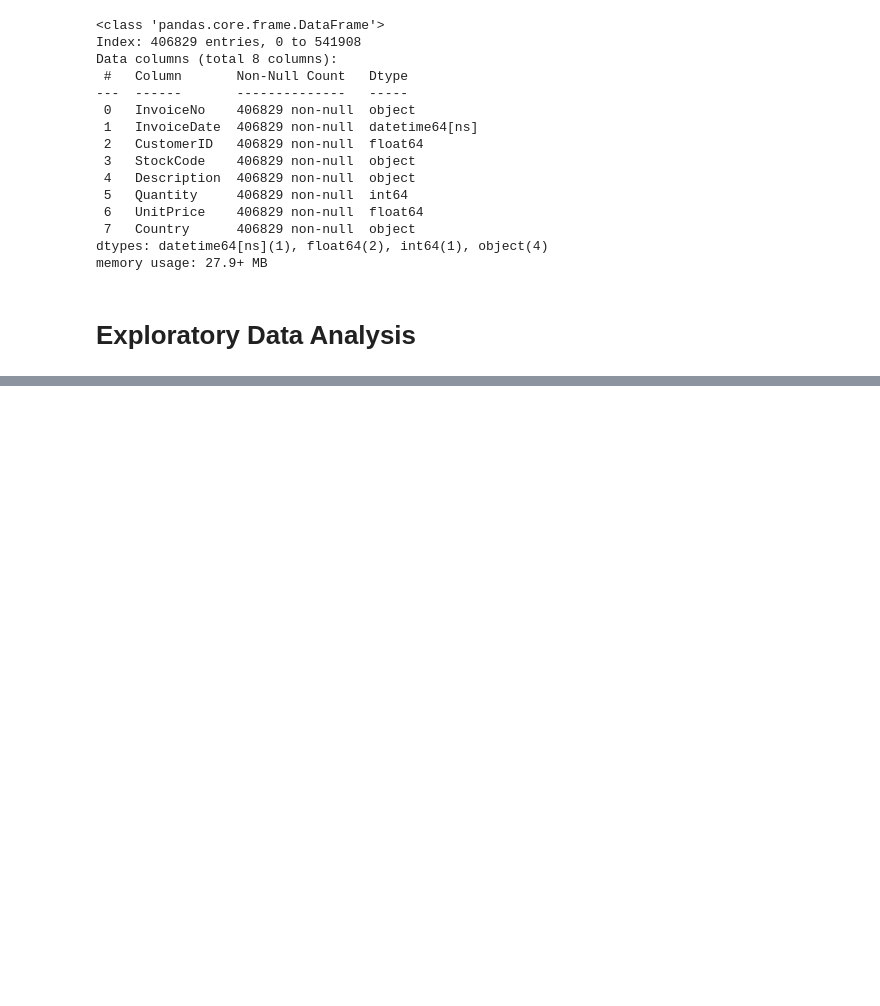
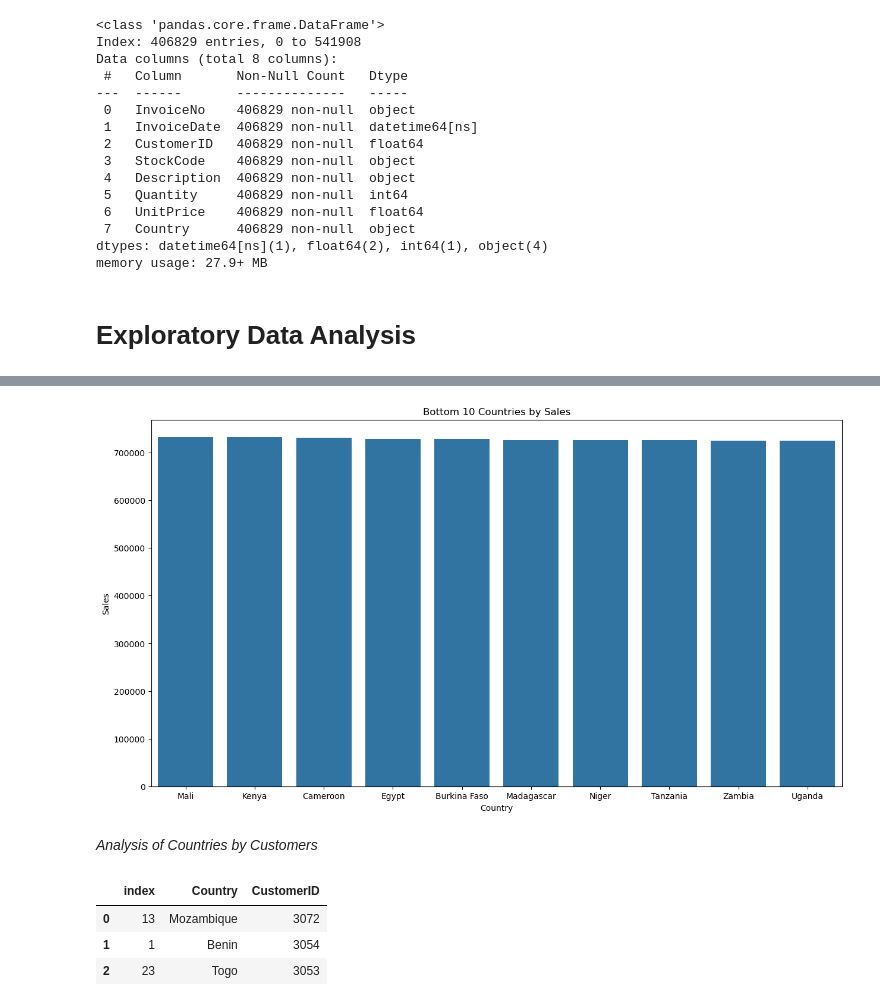
Before and after one commit to kconana/customer-retention-analysis-II, a Jupyter notebook: notebooks/kingsley-solution.ipynb, the cells around one changed output, grey strips where cells are left out. Cells and saved outputs as stored; diff of their text form; code cells hidden in the pictures; blank space fills up the shorter version.

```diff
--- a/notebooks/kingsley-solution.ipynb
+++ b/notebooks/kingsley-solution.ipynb
@@ -117,0 +144,14 @@ memory usage: 27.9+ MB
+# %%
+bottom_10_countries = quantity_by_country.tail(10)
+
+plt.figure(figsize = (15,8))
+ax = sns.barplot(x = "Country", y = "Quantity", data = bottom_10_countries)
+
+plt.xlabel("Country")
+plt.ylabel("Sales")
+plt.title("Bottom 10 Countries by Sales")
+plt.show()
+# %% [output]
+[figure, added]
+# %% [markdown]
+*Analysis of Countries by Customers*
@@ -117,0 +161,7 @@ memory usage: 27.9+ MB
+# %%
+countries_by_customer.head(3)
+# %% [output]
+|  | index | Country | CustomerID |
+| 0 | 13 | Mozambique | 3072 |
+| 1 | 1 | Benin | 3054 |
+| 2 | 23 | Togo | 3053 |
```
Also changed, not shown: parts of 11 cells of this notebook.
